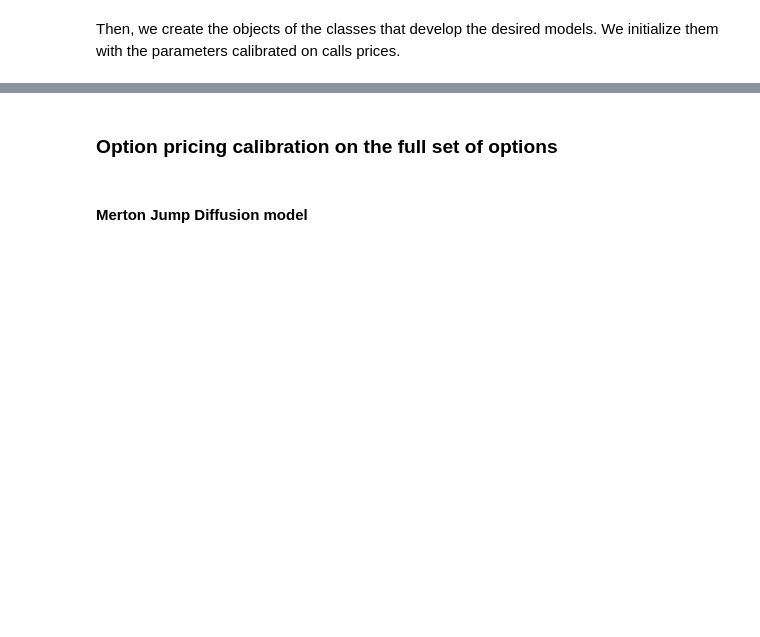
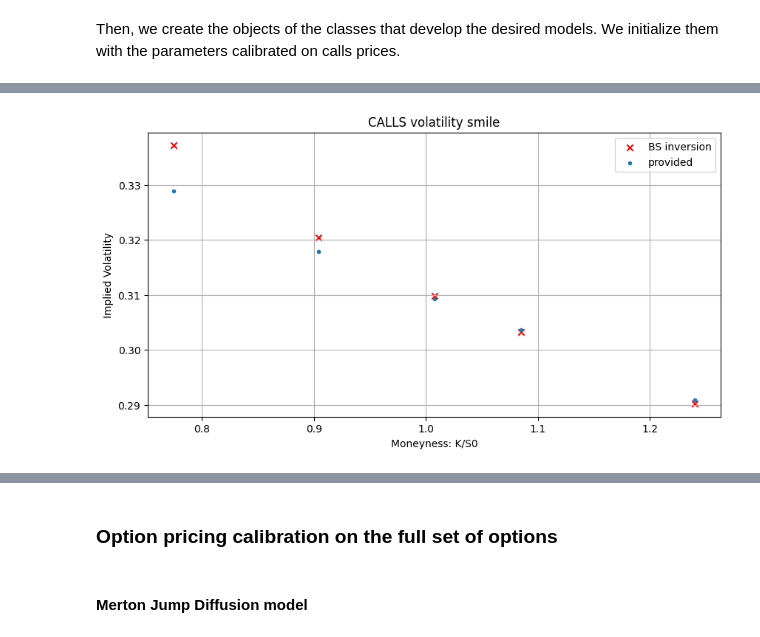
Before and after one commit to ornella-el/Margin-Loans-Pricing, a Jupyter notebook: calibration/AAPL/3_Mixed_Calibration_Calls+Otko.ipynb, the cells around one changed output, grey strips where cells are left out. Drawn from its saved outputs; the diff is of its cells as text; code cells hidden in the pictures; blank space fills up the shorter version.

```diff
--- a/calibration/AAPL/3_Mixed_Calibration_Calls+Otko.ipynb
+++ b/calibration/AAPL/3_Mixed_Calibration_Calls+Otko.ipynb
@@ -22,8 +22,8 @@ Let's read the dataframe of european call options. A mixed of options has been a
 # %%
-calls_spx = pd.read_csv('../../data/AAPL/OPT16_AAPL_CALLS_50_150.csv')
+calls_aapl = pd.read_csv('../../data/AAPL/OPT16_AAPL_CALLS_50_150.csv')
 moneyness = [0.77, 0.90, 1.01, 1.08, 1.24]
-cond = calls_spx['MONEYNESS'].isin(moneyness)
-calls = calls_spx[cond].copy()
+cond = calls_aapl['MONEYNESS'].isin(moneyness)
+calls = calls_aapl[cond].copy()
 calls.reset_index(drop=True, inplace=True)
 print(calls)
 # %% [output]
@@ -140,20 +140,22 @@ for a, b in zip(calls_strikes, IV_market):
 # %%
 # Plot market implied volatilities w.r.t. log moneyness
 x = (calls_strikes/S0)
 # IV_filtered = [iv for iv in IV_market_p if iv != -1]
 # x_filtered = [log_m for iv, log_m in zip(IV_market_p, x) if iv != -1]
 IV_filtered = [iv for iv in IV_market if iv != -1]
 x_filtered = [log_m for iv, log_m in zip(IV_market, x) if iv != -1]
 
 fig, ax1 = plt.subplots(figsize=(10,5))
 
 #CALLS
 ax1.scatter(x, IV_market, marker='x', label='BS inversion', color='red')
 ax1.scatter(x, calls['C_IV'], marker='.', label='provided')
 
 ax1.set_xlabel('Moneyness: K/S0'); ax1.set_ylabel('Implied Volatility'); ax1.set_title('CALLS volatility smile')
 
-ax1.legend(); plt.show()
+ax1.legend(); ax1.grid(); plt.show()
+# %% [output]
+[figure, added]
 # %%
 otko_aapl = pd.read_csv('../../data/AAPL/aapl_otko_1year.csv')
 scale_factors = {
```
Also changed, not shown: parts of 12 cells of this notebook, 2 other files.
